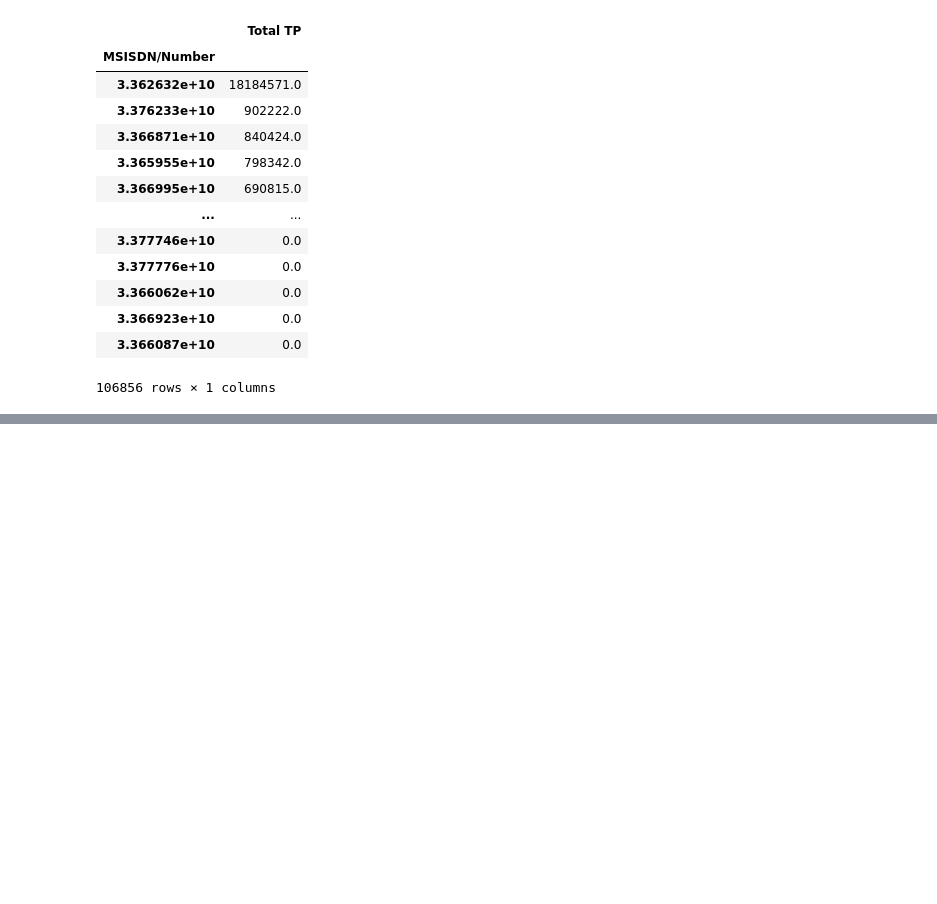
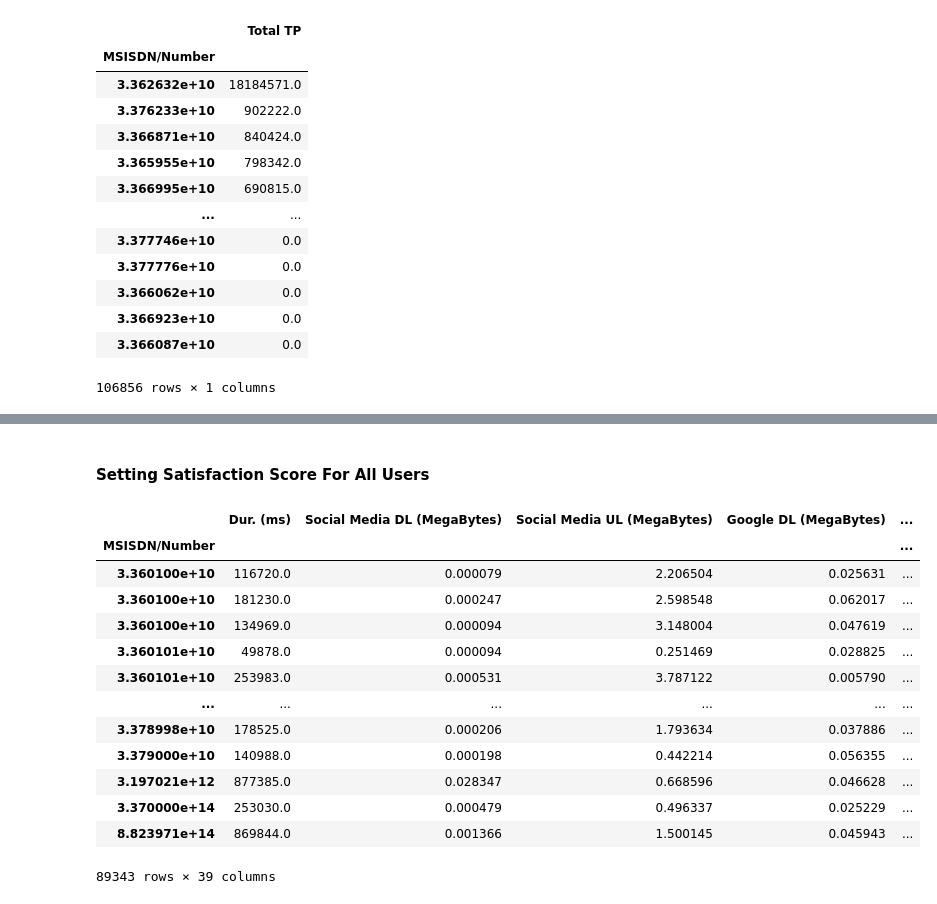
Before and after one commit to KutashiMA/Telecom_User_Analytics, a Jupyter notebook: User_Analytics.ipynb, the cells around one changed output, grey strips where cells are left out. Drawn from its saved outputs; the diff is of its cells as text; code cells hidden in the pictures; blank space fills up the shorter version.

```diff
--- a/User_Analytics.ipynb
+++ b/User_Analytics.ipynb
@@ -1830,0 +1908,20 @@ experience_metrics.head()
+# %% [markdown]
+#### Setting Satisfaction Score For All Users
+# %%
+final_df['Satisfaction Score'] = [np.mean(i) for i in final_df[['Engagement Score', 'Experience Score']].values]
+final_df
+# %% [output]
+|  | Dur. (ms) | Social Media DL (MegaBytes) | Social Media UL (MegaBytes) | Google DL (MegaBytes) | ... |
+| MSISDN/Number |  |  |  |  | ... |
+| 3.360100e+10 | 116720.0 | 0.000079 | 2.206504 | 0.025631 | ... |
+| 3.360100e+10 | 181230.0 | 0.000247 | 2.598548 | 0.062017 | ... |
+| 3.360100e+10 | 134969.0 | 0.000094 | 3.148004 | 0.047619 | ... |
+| 3.360101e+10 | 49878.0 | 0.000094 | 0.251469 | 0.028825 | ... |
+| 3.360101e+10 | 253983.0 | 0.000531 | 3.787122 | 0.005790 | ... |
+| ... | ... | ... | ... | ... | ... |
+| 3.378998e+10 | 178525.0 | 0.000206 | 1.793634 | 0.037886 | ... |
+| 3.379000e+10 | 140988.0 | 0.000198 | 0.442214 | 0.056355 | ... |
+| 3.197021e+12 | 877385.0 | 0.028347 | 0.668596 | 0.046628 | ... |
+| 3.370000e+14 | 253030.0 | 0.000479 | 0.496337 | 0.025229 | ... |
+| 8.823971e+14 | 869844.0 | 0.001366 | 1.500145 | 0.045943 | ... |
+89343 rows × 39 columns
```
Also changed, not shown: parts of 25 cells of this notebook.
